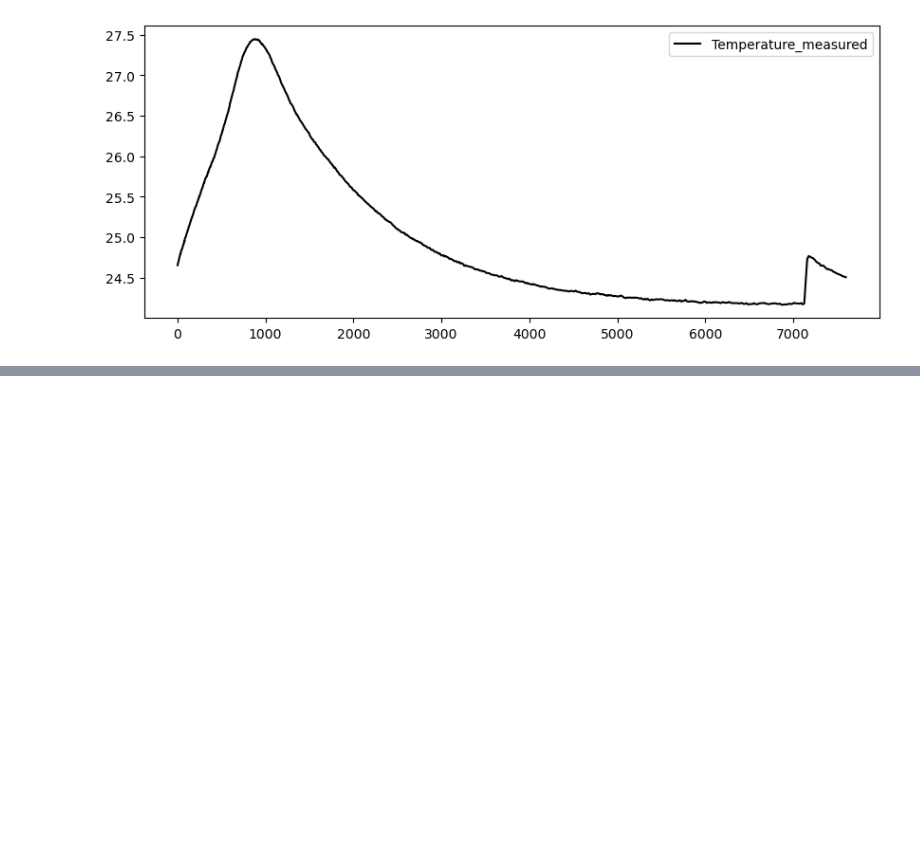
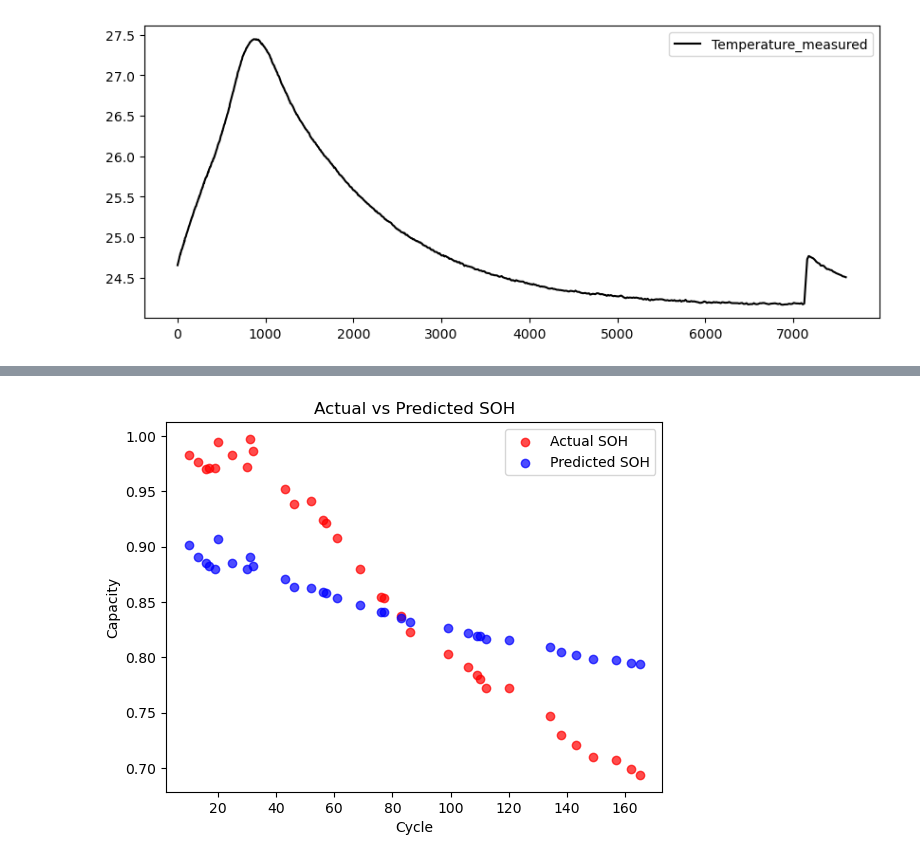
Before and after one commit to RomanShrestha07/CPSC_4830_Group_Project, a Jupyter notebook: Group_Project.ipynb, the cells around one changed output, grey strips where cells are left out. Cells and saved outputs as stored; diff of their text form; code cells hidden in the pictures; blank space fills up the shorter version.

```diff
--- a/Group_Project.ipynb
+++ b/Group_Project.ipynb
@@ -136,0 +322,4 @@ plot_test_data(df)
+# %%
+from sklearn.model_selection import train_test_split
+
+X_train, X_test, y_train, y_test = train_test_split(X, y, test_size=0.2, random_state=42)
@@ -136,0 +355,17 @@ plot_test_data(df)
+# %%
+test_df = X_test.copy()
+test_df['Actual SOH'] = y_test
+test_df['Predicted SOH'] = y_pred
+test_df['Cycle'] = max_discharge_df.loc[X_test.index, 'Cycle']
+# %%
+plt.scatter(test_df['Cycle'], test_df['Actual SOH'], color='red', label='Actual SOH', alpha=0.7)
+
+plt.scatter(test_df['Cycle'], test_df['Predicted SOH'], color='blue', label='Predicted SOH', alpha=0.7)
+
+plt.xlabel('Cycle')
+plt.ylabel('Capacity')
+plt.title('Actual vs Predicted SOH')
+plt.legend()
+plt.show()
+# %% [output]
+[figure, added]
```
Also changed, not shown: parts of 27 cells of this notebook.
